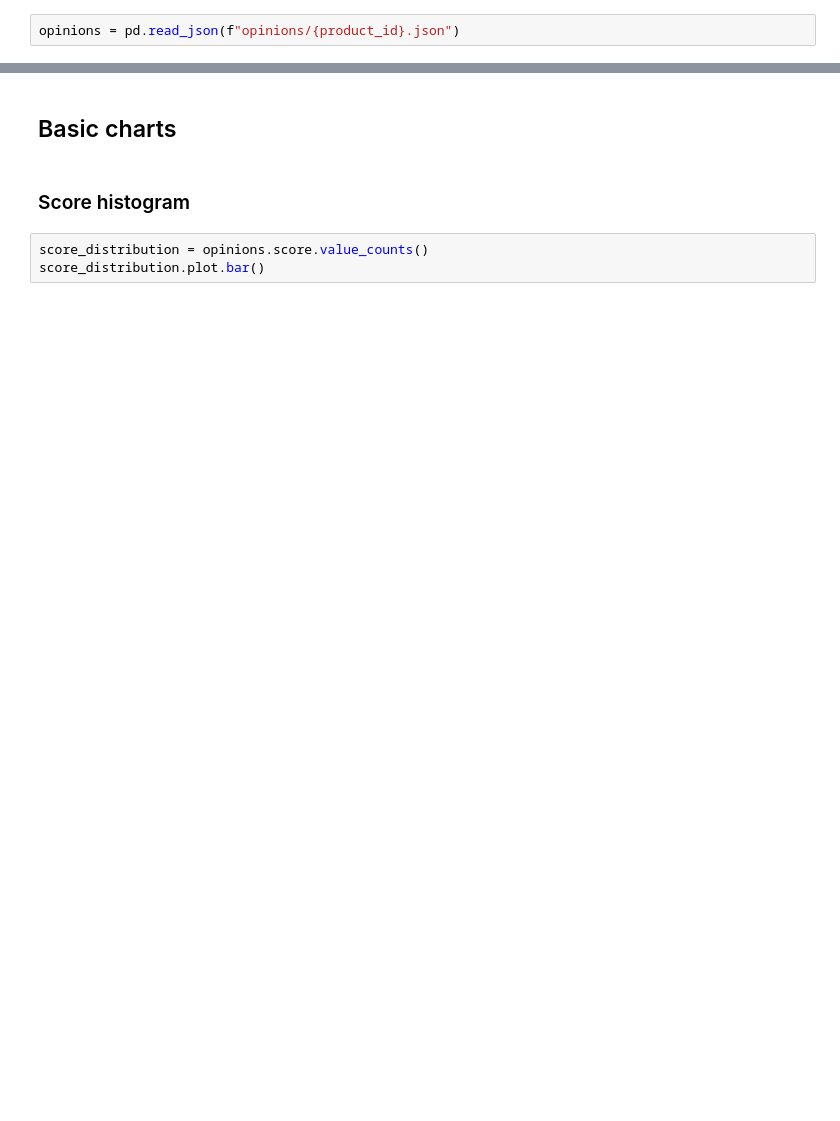
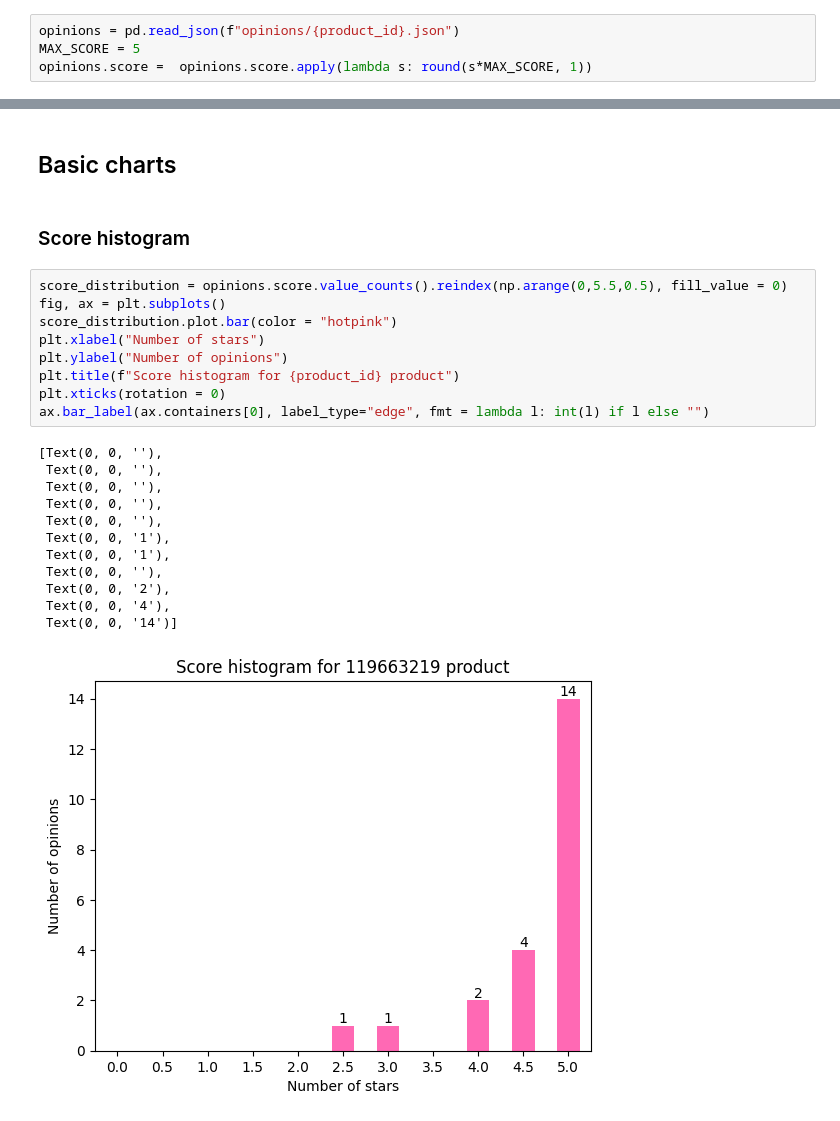
Before and after one commit to DominikaWiewiora/CeneoScraperDW, a Jupyter notebook: analyzer.ipynb, the cells around one changed output, grey strips where cells are left out. Drawn from its saved outputs; the diff is of its cells as text; blank space fills up the shorter version.

```diff
--- a/analyzer.ipynb
+++ b/analyzer.ipynb
@@ -20,3 +26,5 @@ product_id = input("Please provide Ceneo.pl product code: ")
 # %%
 opinions = pd.read_json(f"opinions/{product_id}.json")
+MAX_SCORE = 5
+opinions.score =  opinions.score.apply(lambda s: round(s*MAX_SCORE, 1))
 # %% [markdown]
@@ -31,6 +39,25 @@ average_score = opinions.score.mean()*MAX_SCORE
 ## Basic charts
 # %% [markdown]
 ### Score histogram
-# %%
-score_distribution = opinions.score.value_counts()
-score_distribution.plot.bar()
+# %%
+score_distribution = opinions.score.value_counts().reindex(np.arange(0,5.5,0.5), fill_value = 0)
+fig, ax = plt.subplots()
+score_distribution.plot.bar(color = "hotpink")
+plt.xlabel("Number of stars")
+plt.ylabel("Number of opinions")
+plt.title(f"Score histogram for {product_id} product")
+plt.xticks(rotation = 0)
+ax.bar_label(ax.containers[0], label_type="edge", fmt = lambda l: int(l) if l else "")
+# %% [output]
+[Text(0, 0, ''),
+ Text(0, 0, ''),
+ Text(0, 0, ''),
+ Text(0, 0, ''),
+ Text(0, 0, ''),
+ Text(0, 0, '1'),
+ Text(0, 0, '1'),
+ Text(0, 0, ''),
+ Text(0, 0, '2'),
+ Text(0, 0, '4'),
+ Text(0, 0, '14')]
+[figure, added]
```
Also changed, not shown: parts of 10 cells of this notebook, 1 other file.
